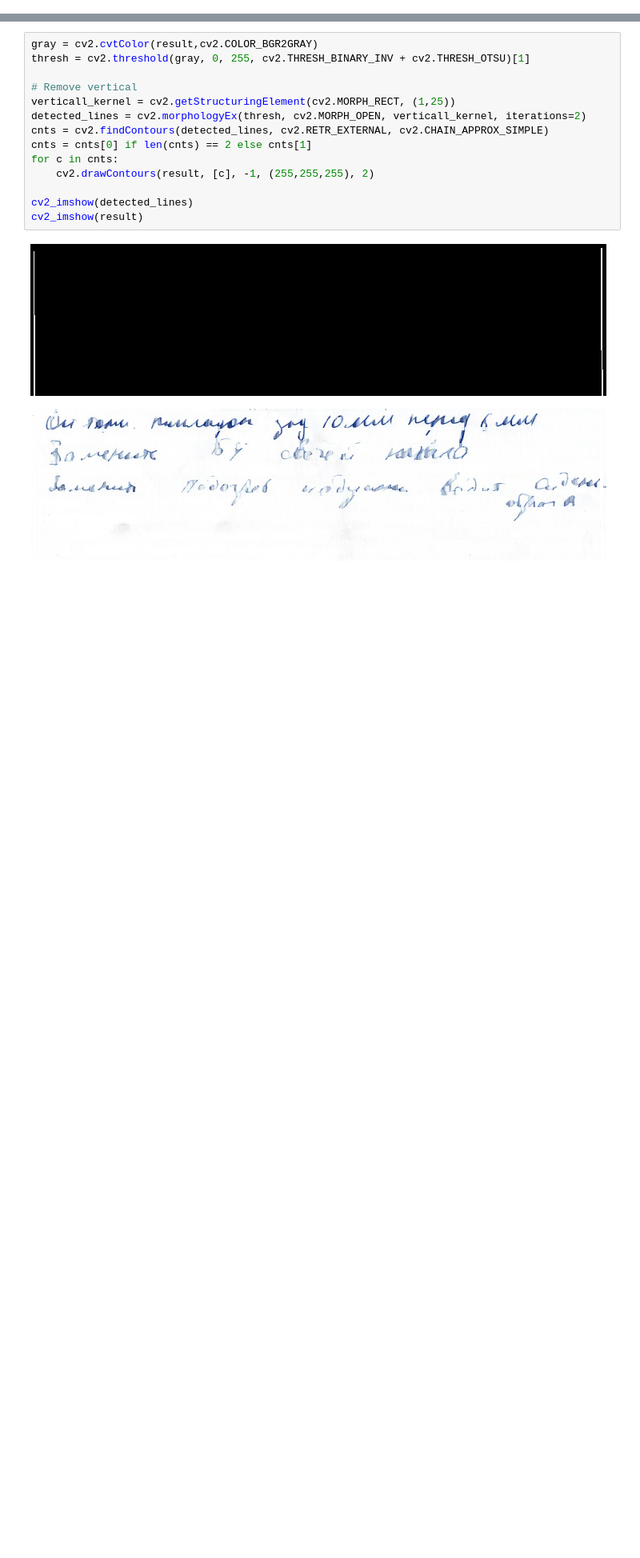
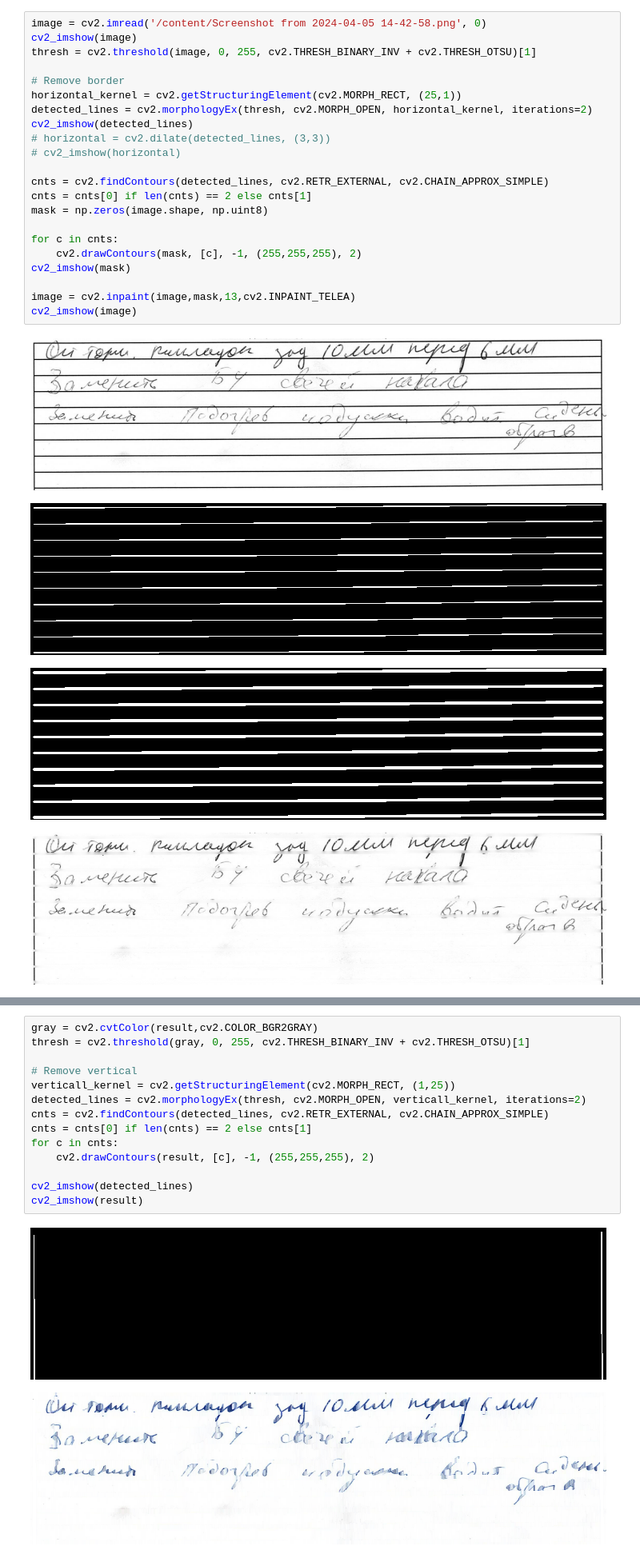
Before and after one commit to prcstak/service_text_recognition, a Jupyter notebook: notebooks/remove_lines.ipynb, the cells around one changed output, grey strips where cells are left out. Shown at 80% size. Saved outputs shown, nothing was run; the diff lists cells and outputs as text; blank space fills up the shorter version.

```diff
--- a/notebooks/remove_lines.ipynb
+++ b/notebooks/remove_lines.ipynb
@@ -3 +7,28 @@
+# %%
+image = cv2.imread('/content/Screenshot from 2024-04-05 14-42-58.png', 0)
+cv2_imshow(image)
+thresh = cv2.threshold(image, 0, 255, cv2.THRESH_BINARY_INV + cv2.THRESH_OTSU)[1]
+
+# Remove border
+horizontal_kernel = cv2.getStructuringElement(cv2.MORPH_RECT, (25,1))
+detected_lines = cv2.morphologyEx(thresh, cv2.MORPH_OPEN, horizontal_kernel, iterations=2)
+cv2_imshow(detected_lines)
+# horizontal = cv2.dilate(detected_lines, (3,3))
+# cv2_imshow(horizontal)
+
+cnts = cv2.findContours(detected_lines, cv2.RETR_EXTERNAL, cv2.CHAIN_APPROX_SIMPLE)
+cnts = cnts[0] if len(cnts) == 2 else cnts[1]
+mask = np.zeros(image.shape, np.uint8)
+
+for c in cnts:
+    cv2.drawContours(mask, [c], -1, (255,255,255), 2)
+cv2_imshow(mask)
+
+image = cv2.inpaint(image,mask,13,cv2.INPAINT_TELEA)
+cv2_imshow(image)
+# %% [output]
+[figure, added]
+[figure, added]
+[figure, added]
+[figure, added]
 # %%
```
Also changed, not shown: parts of 3 cells of this notebook.
